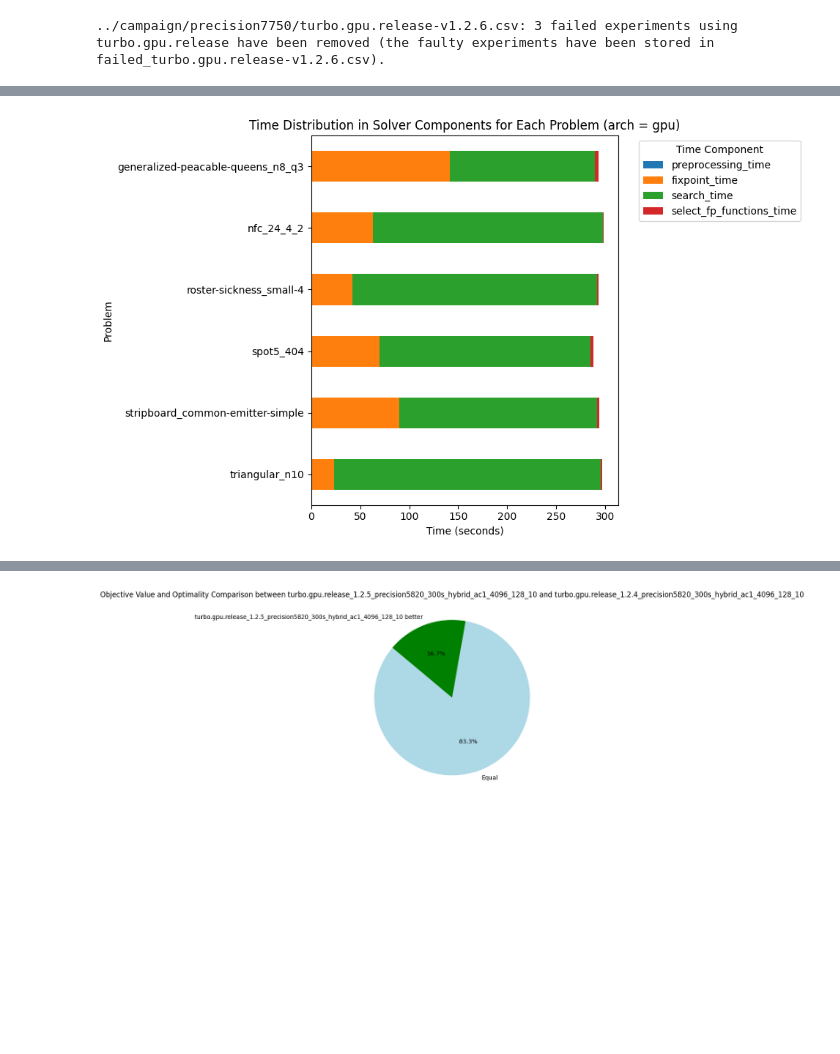
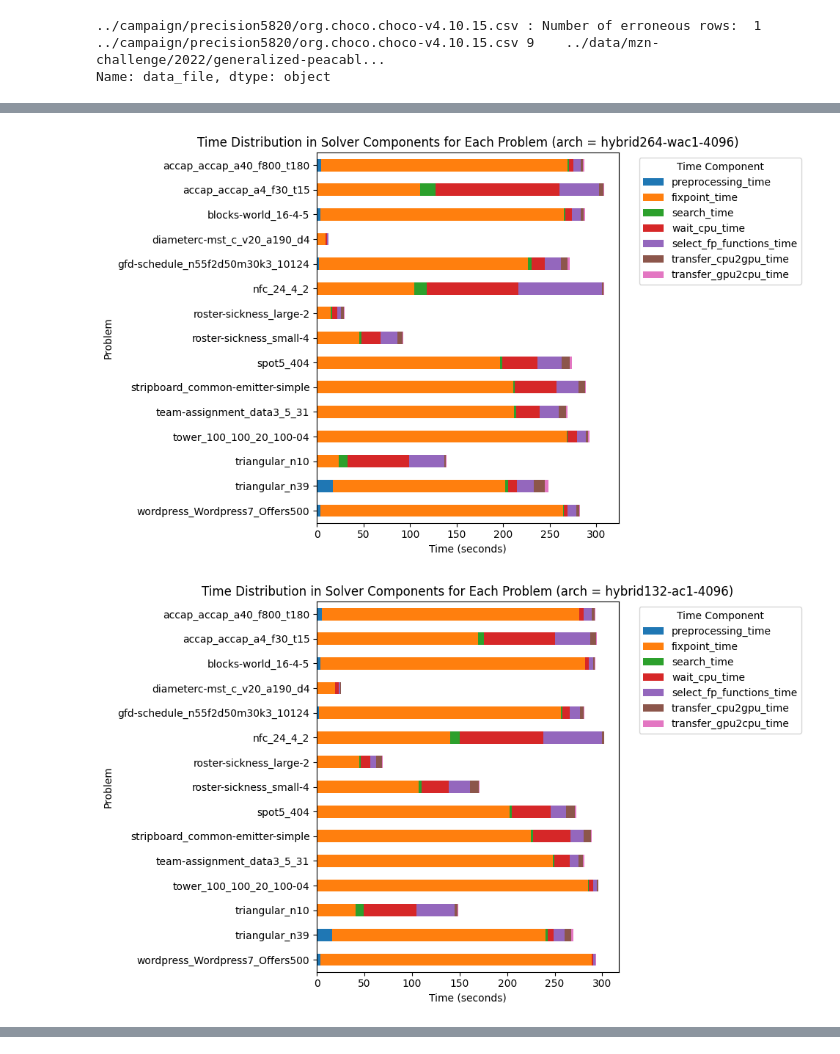
Before and after one commit to lattice-land/bench, a Jupyter notebook: benchmarks/analyzing/analysis.ipynb, the cells around one changed output, grey strips where cells are left out. Drawn from its saved outputs; the diff is of its cells as text; code cells hidden in the pictures; blank space fills up the shorter version.

```diff
--- a/benchmarks/analyzing/analysis.ipynb
+++ b/benchmarks/analyzing/analysis.ipynb
@@ -14,18 +14,22 @@ df = analysis.read_experiments([
   # "../campaign/precision5820/com.google.ortools.sat-v9.9-par.csv",
   # "../campaign/precision5820/org.choco.choco-v4.10.15-java11.csv",
   # "../campaign/precision5820/org.choco.choco-v4.10.15-par-java11.csv",
-  # "../campaign/precision5820/org.choco.choco-v4.10.15.csv",
+  "../campaign/precision5820/org.choco.choco-v4.10.15.csv",
   # "../campaign/precision5820/org.choco.choco-v4.10.15-par.csv",
   # "../campaign/precision5820/turbo.gpu.release-v1.1.7-A5000.csv",
   # "../campaign/precision5820/turbo.cpu.release-v1.2.0.csv",
-  "../campaign/precision5820/turbo.gpu.release-v1.2.0.csv",
-  "../campaign/precision5820/turbo.gpu.release-v1.2.1.csv",
-  "../campaign/precision5820/turbo.gpu.release-v1.2.2.csv",
+  # "../campaign/precision5820/turbo.gpu.release-v1.2.0.csv",
+  # "../campaign/precision5820/turbo.gpu.release-v1.2.1.csv",
+  # "../campaign/precision5820/turbo.gpu.release-v1.2.2.csv",
   "../campaign/precision5820/turbo.gpu.release-v1.2.3.csv",
   # "../campaign/helios/turbo.gpu.release-v1.2.2.csv",
   # "../campaign/helios/turbo.gpu.release-v1.2.3.csv",
   "../campaign/precision5820/turbo.gpu.release-v1.2.4.csv",
-  "../campaign/precision5820/turbo.gpu.release-v1.2.5.csv"
+  "../campaign/precision5820/turbo.gpu.release-v1.2.5.csv",
+  "../campaign/helios/turbo.gpu.release-v1.2.3.csv",
+  "../campaign/helios/turbo.gpu.release-v1.2.4.csv",
+  "../campaign/helios/turbo.gpu.release-v1.2.5.csv",
+  "../campaign/helios/turbo.gpu.release-v1.2.6.csv"
   # "../campaign/iris/turbo.gpu.release-v1.2.4.csv"
   # "../campaign/precision5820/turbo.cpu.release-v1.2.4.csv"
 ])
@@ -48,7 +52,9 @@ display(HTML(metrics.to_html()))
 # sorted_metrics = metrics.sort_values(by=['problem_optimal', 'problem_sat', 'avg_nodes_per_second', 'version'], ascending=[False, False, False, True])
 # print(sorted_metrics[['short_uid','avg_nodes_per_second','problem_optimal', 'problem_sat', 'problem_unknown']].to_markdown(index=False))
 
-analysis.plot_time_distribution("gpu", df[df['uid'] == "turbo.gpu.release_1.2.5_precision5820_300s_gpu_ac1_4096_64"])
+# analysis.plot_time_distribution("gpu", df[df['uid'] == "turbo.gpu.release_1.2.5_precision5820_300s_gpu_ac1_4096_64"])
+analysis.plot_time_distribution("hybrid264-wac1-4096", df[df['uid'] == "turbo.gpu.release_1.2.6_helios_300s_hybrid_wac1_4096_4096_264_72"])
+analysis.plot_time_distribution("hybrid132-ac1-4096", df[df['uid'] == "turbo.gpu.release_1.2.5_helios_300s_hybrid_ac1_4096_132_72"])
 # analysis.plot_time_distribution("hybrid128", df[df['uid'] == "turbo.gpu.release_1.2.4_precision5820_300s_hybrid_4096_128_10"])
 # analysis.plot_time_distribution("hybrid64", df[df['uid'] == "turbo.gpu.release_1.2.5_precision5820_300s_hybrid_4096_64_10"])
 # analysis.plot_time_distribution("hybrid128", df[df['uid'] == "turbo.gpu.release_1.2.5_precision5820_300s_hybrid_4096_128_10"])
@@ -60,10 +66,13 @@ analysis.comparison_table_md(df, "turbo.gpu.release_1.2.4_precision5820_300s_hyb
 # p = analysis.compare_solvers_pie_chart(df, "turbo.gpu.release_1.2.0_precision5820_300s_4096_64_256", "turbo.gpu.release_1.2.2_precision5820_300s_4096_64_256")
 # print(p[p['Comparison'] == 'turbo.gpu.release_1.1.7_precision5820_300s_4096_64_256 better'])
 
+p = analysis.compare_solvers_pie_chart(df, "org.choco.choco_4.10.15_precision5820_300s", "turbo.gpu.release_1.2.6_helios_300s_hybrid_wac1_4096_4096_264_72")
 p = analysis.compare_solvers_pie_chart(df, "turbo.gpu.release_1.2.5_precision5820_300s_hybrid_ac1_4096_128_10", "turbo.gpu.release_1.2.4_precision5820_300s_hybrid_ac1_4096_128_10")
 # print(p[p['Comparison'] == 'turbo.gpu.release_1.2.5_precision5820_300s_hybrid_ac1_4096_128_10 better'])
 
 # df[(df['uid'] == "turbo.gpu.release_1.2.0_precision5820_300s_4096_64_256") & (df['memory_configuration'] != "global") & (df['eps_num_subproblems'] == 4096)]
 # df[(df['mzn_solver'] == "turbo.gpu.release") & (df['problem'] == "nfc") & (df['eps_num_subproblems'] == 4096)]
 # %% [output]
-../campaign/precision7750/turbo.gpu.release-v1.2.6.csv: 3 failed experiments using turbo.gpu.release have been removed (the faulty experiments have been stored in failed_turbo.gpu.release-v1.2.6.csv).
+../campaign/precision5820/org.choco.choco-v4.10.15.csv : Number of erroneous rows:  1
+../campaign/precision5820/org.choco.choco-v4.10.15.csv 9    ../data/mzn-challenge/2022/generalized-peacabl...
+Name: data_file, dtype: object
@@ -88 +98,2 @@ p = analysis.compare_solvers_pie_chart(df, "turbo.gpu.release_1.2.5_precision582
-[figure, old version]
+[figure, new version]
+[figure, new version]
@@ -105 +115,0 @@ p = analysis.compare_solvers_pie_chart(df, "turbo.gpu.release_1.2.5_precision582
-[figure, old version]
```
Also changed, not shown: parts of 1 cell of this notebook, 2 other files.
